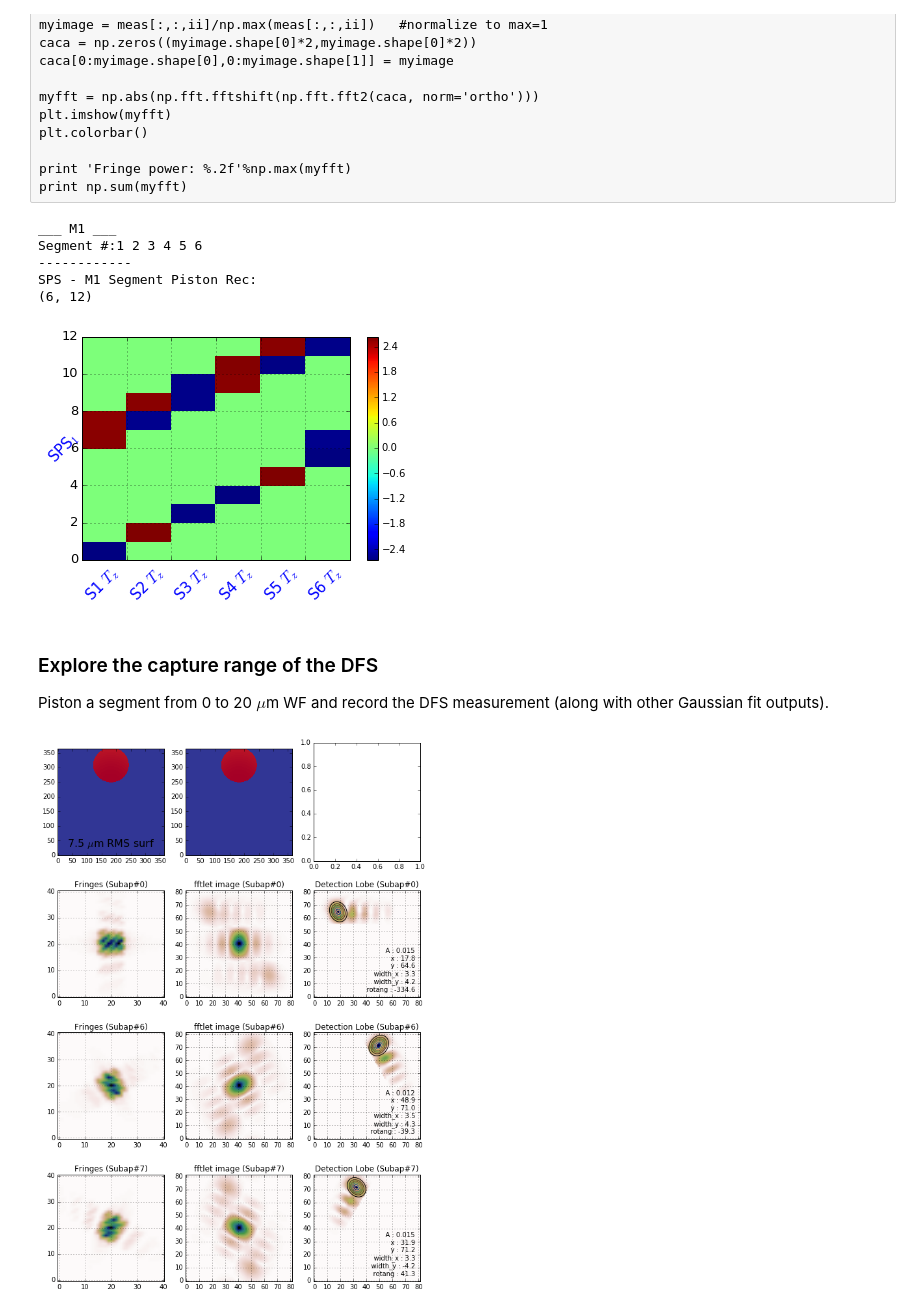
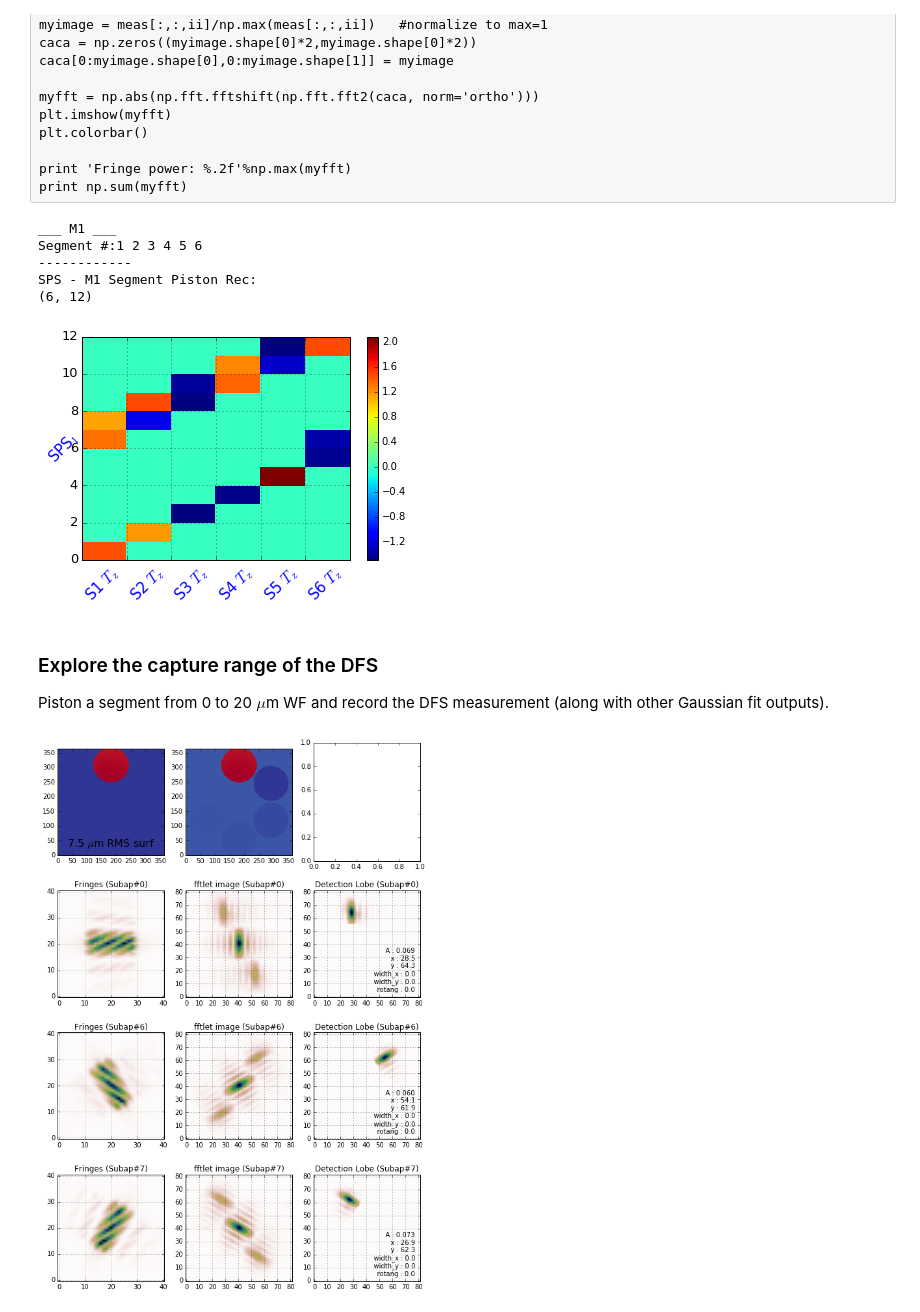
Before and after one commit to rconan/CEO, a Jupyter notebook: segmentPistonSensor/Segment-Piston-Sensor-Signal-Analysis.ipynb, the cells around one changed output. Cells and saved outputs as stored; diff of their text form; code cells hidden in the pictures.

Commit message:
DFS signal retrieval from peak_value + parabolic interpolation (lobe_detection='peak_value')

```diff
--- a/segmentPistonSensor/Segment-Piston-Sensor-Signal-Analysis.ipynb
+++ b/segmentPistonSensor/Segment-Piston-Sensor-Signal-Analysis.ipynb
@@ -26,10 +26,11 @@ gmt = ceo.GMT_MX(D,nPx,M1_radial_order=radial_order,M2_radial_order=radial_order
 ### Initialize and Calibrate Dispersed Fringe Sensor (DFS)
 # %%
 sps_fov = 3.0 #arcsec diameter
-sps_dispersion = 2.5
+sps_dispersion = 5.0
 sps = ceo.DispersedFringeSensor(gmt.M1,src, dispersion=sps_dispersion,
                                 field_of_view=sps_fov)#,nyquist_factor=2)
 sps.INIT_ALL_ATTRIBUTES = True
+sps.lobe_detection = 'peak_value'
 sps.calibrate(src,gmt)
 # %% [markdown]
 #### Display all fftlet images and overplot the following:
@@ -87,7 +88,12 @@ fig, ax = subplots(sps.camera.N_SIDE_LENSLET,sps.camera.N_SIDE_LENSLET)
 fig.set_size_inches((15,15))
 for k in range(src.N_SRC*12):
     (ax.ravel())[k].imshow(dataCube[:,:,k]*sps.spsmask[:,:,k], cmap=plt.cm.gist_earth_r, origin='lower')
-    (ax.ravel())[k].contour(sps.fftlet_fit_images[:,:,k], cmap=plt.cm.copper, origin='lower')
+    if sps.lobe_detection == 'peak_value':
+        c1 = Circle((sps.fftlet_fit_params[2,k], sps.fftlet_fit_params[1,k]),
+                radius=np.sqrt(2)*sps.blob_data[k,0,2], color='b', fill=False)
+        (ax.ravel())[k].add_patch(c1)
+    elif sps.lobe_detection == 'gaussfit':
+        (ax.ravel())[k].contour(sps.fftlet_fit_images[:,:,k], cmap=plt.cm.copper, origin='lower')
     (ax.ravel())[k].set_title('%d'%(k%12), fontsize=12)
     params = sps.fftlet_fit_params[:,k]
     text(0.95, 0.05, """
@@ -146,7 +152,7 @@ Segment #:1 2 3 4 5 6
 ------------
 SPS - M1 Segment Piston Rec:
 (6, 12)
-[figure, old version]
+[figure, new version]
 # %% [markdown]
 ### Explore the capture range of the DFS
 Piston a segment from 0 to 20 $\mu$m WF and record the DFS measurement (along with other Gaussian fit outputs).
@@ -209,40 +215,42 @@ for pp in range(segStroke.size):
     params = sps.fftlet_fit_params[:,subap]
     if pp > 0:
         for tt in textcoll: tt.remove()
-        for tt in contourcoll:
-            for coll in tt.collections: coll.remove()
+        if sps.lobe_detection == 'gaussfit':
+            for tt in contourcoll:
+                for coll in tt.collections: coll.remove()
     imm1 = (ax.ravel())[0].imshow(wfin, interpolation='None',cmap='RdYlBu',origin='lower')
     imm2 = (ax.ravel())[1].imshow(wfrec, interpolation='None',cmap='RdYlBu',origin='lower')
     textcoll[0] = text(0.5,0.05, """%.1f $\mu$m RMS surf"""%segStroke[pp], fontsize=16,
                          verticalalignment='bottom', horizontalalignment='center', transform=(ax.ravel())[0].transAxes)
     for k in range(3):
         (ax.ravel())[3*k+3].imshow((fringesCube[:,:,subap[k]]), cmap=plt.cm.gist_earth_r, origin='lower')
         (ax.ravel())[3*k+4].imshow(np.sqrt(dataCube[:,:,subap[k]]), cmap=plt.cm.gist_earth_r, origin='lower')
         (ax.ravel())[3*k+5].imshow(dataCube[:,:,subap[k]]*sps.spsmask[:,:,subap[k]], cmap=plt.cm.gist_earth_r, origin='lower')
-        contourcoll[k] = (ax.ravel())[3*k+5].contour(sps.fftlet_fit_images[:,:,subap[k]], cmap=plt.cm.copper, origin='lower')
+        if sps.lobe_detection == 'gaussfit':
+            contourcoll[k] = (ax.ravel())[3*k+5].contour(sps.fftlet_fit_images[:,:,subap[k]], cmap=plt.cm.copper, origin='lower')
 
         (ax.ravel())[3*k+3].grid(True)
         (ax.ravel())[3*k+3].set_title('Fringes (Subap#%d)'%subap[k])
         (ax.ravel())[3*k+4].grid(True)
         (ax.ravel())[3*k+4].set_title('fftlet image (Subap#%d)'%subap[k])
         (ax.ravel())[3*k+5].grid(True)
         (ax.ravel())[3*k+5].set_title('Detection Lobe (Subap#%d)'%subap[k])
 
         textcoll[k+1] = text(0.95, 0.04, """
             A : %.3f
             x : %.1f
             y : %.1f
             width_x : %.1f
             width_y : %.1f
             rotang : %.1f""" %(params[0,k], params[2,k], params[1,k], params[4,k], params[3,k], params[5,k]),
             fontsize=10, horizontalalignment='right',
             verticalalignment='bottom', transform=(ax.ravel())[3*k+5].transAxes)
     IPython.display.clear_output(wait=True)
     IPython.display.display(fig)
 
 close()
 # %% [output]
-[figure, old version]
+[figure, new version]
 # %%
 fig, (ax1, ax2) = plt.subplots(1,2)
 fig.set_size_inches((15,5))
```
Also changed, not shown: parts of 6 cells of this notebook, 1 other file.
